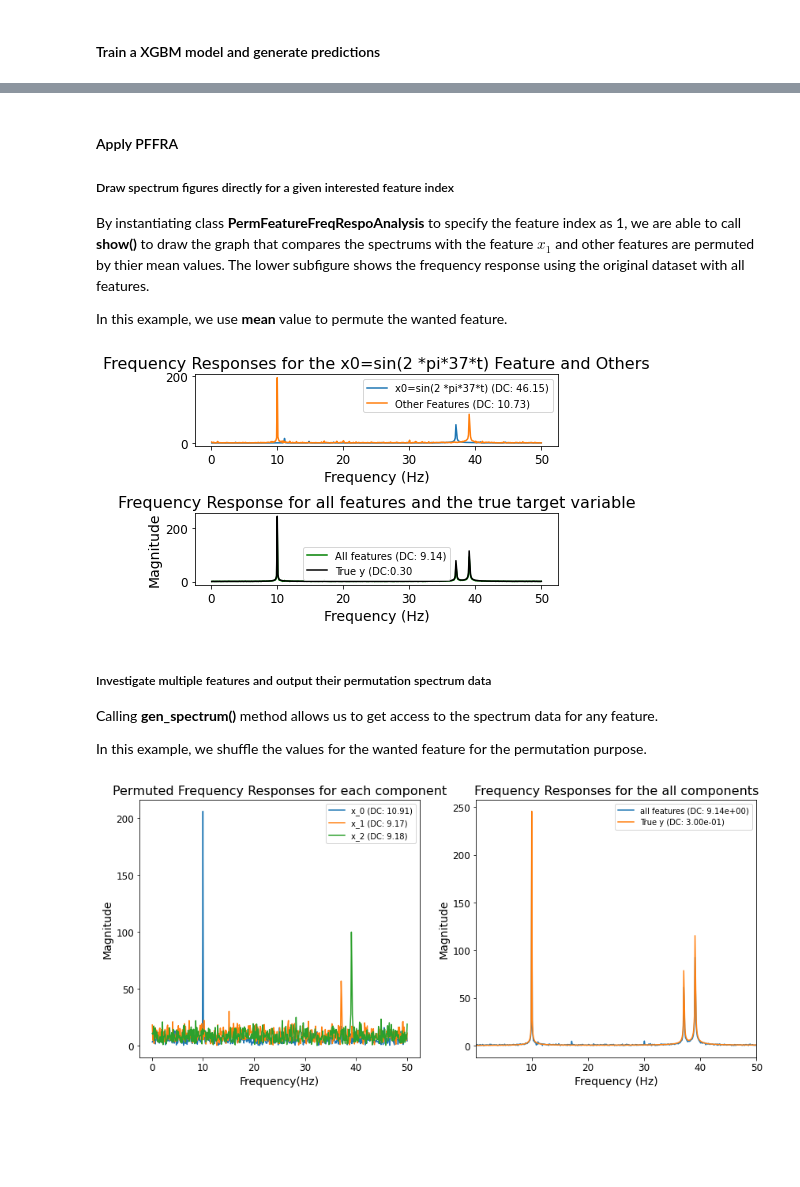
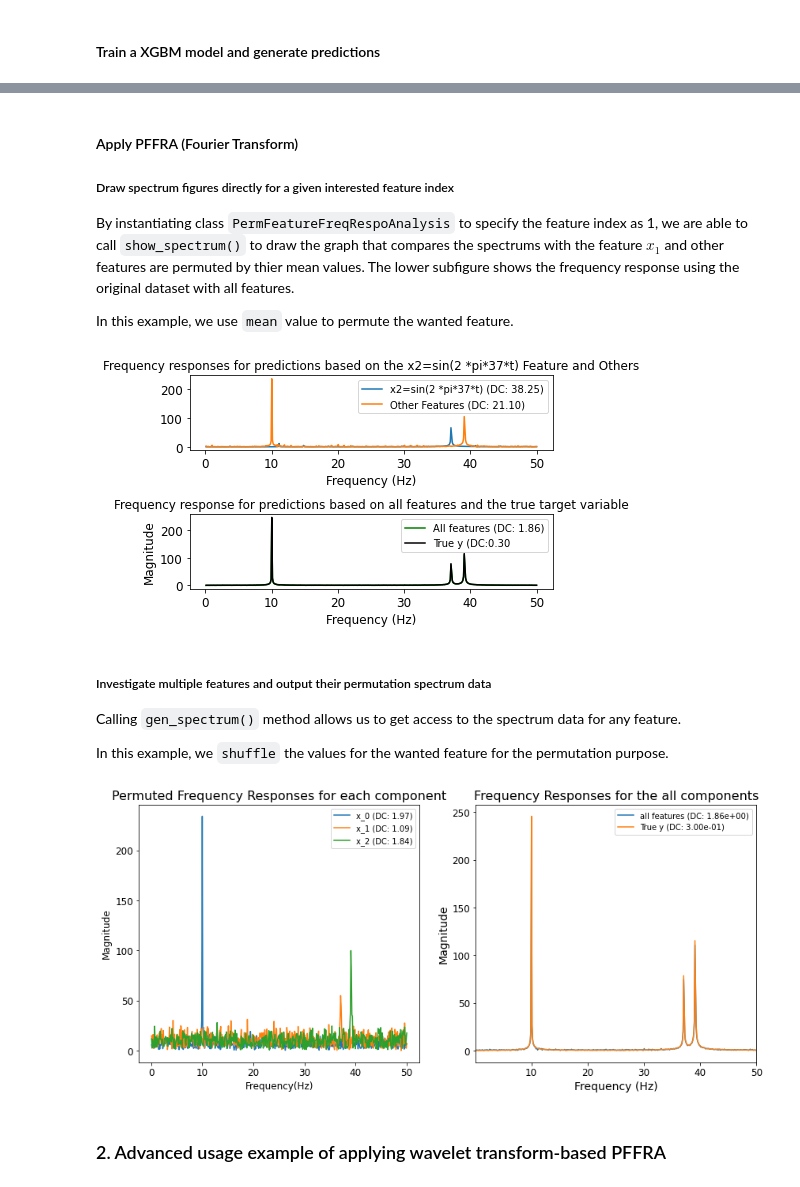
Before and after one commit to JianqiaoMao/PFFRA, a Jupyter notebook: Tutorial.ipynb, the cells around one changed output, grey strips where cells are left out. Cells and saved outputs as stored; diff of their text form; code cells hidden in the pictures; blank space fills up the shorter version.

```diff
--- a/Tutorial.ipynb
+++ b/Tutorial.ipynb
@@ -20,6 +52,6 @@ y = 5*x1+2*x2+3*x3
 # %% [markdown]
 #### Train a XGBM model and generate predictions
 # %%
-model = XGBRegressor(n_estimators = 5)
+model = XGBRegressor(n_estimators = 10)
 model = model.fit(X, y)
 y_hat = model.predict(X)
@@ -37,20 +74,20 @@ Text(0.5, 1.0, 'XGBM predicted time series')
 # %% [markdown]
-#### Apply PFFRA
+#### Apply PFFRA (Fourier Transform)
 ##### Draw spectrum figures directly for a given interested feature index
-By instantiating class **PermFeatureFreqRespoAnalysis** to specify the feature index as 1, we are able to call **show()** to draw the graph that compares the spectrums with the feature $x_1$ and other features are permuted by thier mean values. The lower subfigure shows the frequency response using the original dataset with all features.
+By instantiating class ``PermFeatureFreqRespoAnalysis`` to specify the feature index as 1, we are able to call ``show_spectrum()`` to draw the graph that compares the spectrums with the feature $x_1$ and other features are permuted by thier mean values. The lower subfigure shows the frequency response using the original dataset with all features.
 
-In this example, we use **mean** value to permute the wanted feature.
+In this example, we use ``mean`` value to permute the wanted feature.
 # %%
 pffra = PFFRA.PermFeatureFreqRespoAnalysis(y = y, X = X, model = model,
                                            interested_feature_index = 1)
-pffra.show(sample_rate = 100, mode = 'mean', rename_feature = "x0=sin(2 *pi*37*t)")
+pffra.show_spectrum(sample_rate = 100, mode = 'mean', rename_feature = "x2=sin(2 *pi*37*t)")
 # %% [output]
-[figure, old version]
+[figure, new version]
 # %% [markdown]
 ##### Investigate multiple features and output their permutation spectrum data
-Calling **gen_spectrum()** method allows us to get access to the spectrum data for any feature.
+Calling ``gen_spectrum()`` method allows us to get access to the spectrum data for any feature.
 
-In this example, we shuffle the values for the wanted feature for the permutation purpose.
+In this example, we ``shuffle`` the values for the wanted feature for the permutation purpose.
 # %%
 fig = plt.figure(figsize = (14,6))
 ax1 = fig.add_subplot(121)
@@ -95,4 +132,6 @@ ax2.set_ylabel("Magnitude")
 ax2.set_title("Frequency Responses for the all components")
 plt.show()
 # %% [output]
-[figure, old version]
+[figure, new version]
+# %% [markdown]
+### 2. Advanced usage example of applying wavelet transform-based PFFRA
```
Also changed, not shown: parts of 20 cells of this notebook, 9 other files.
